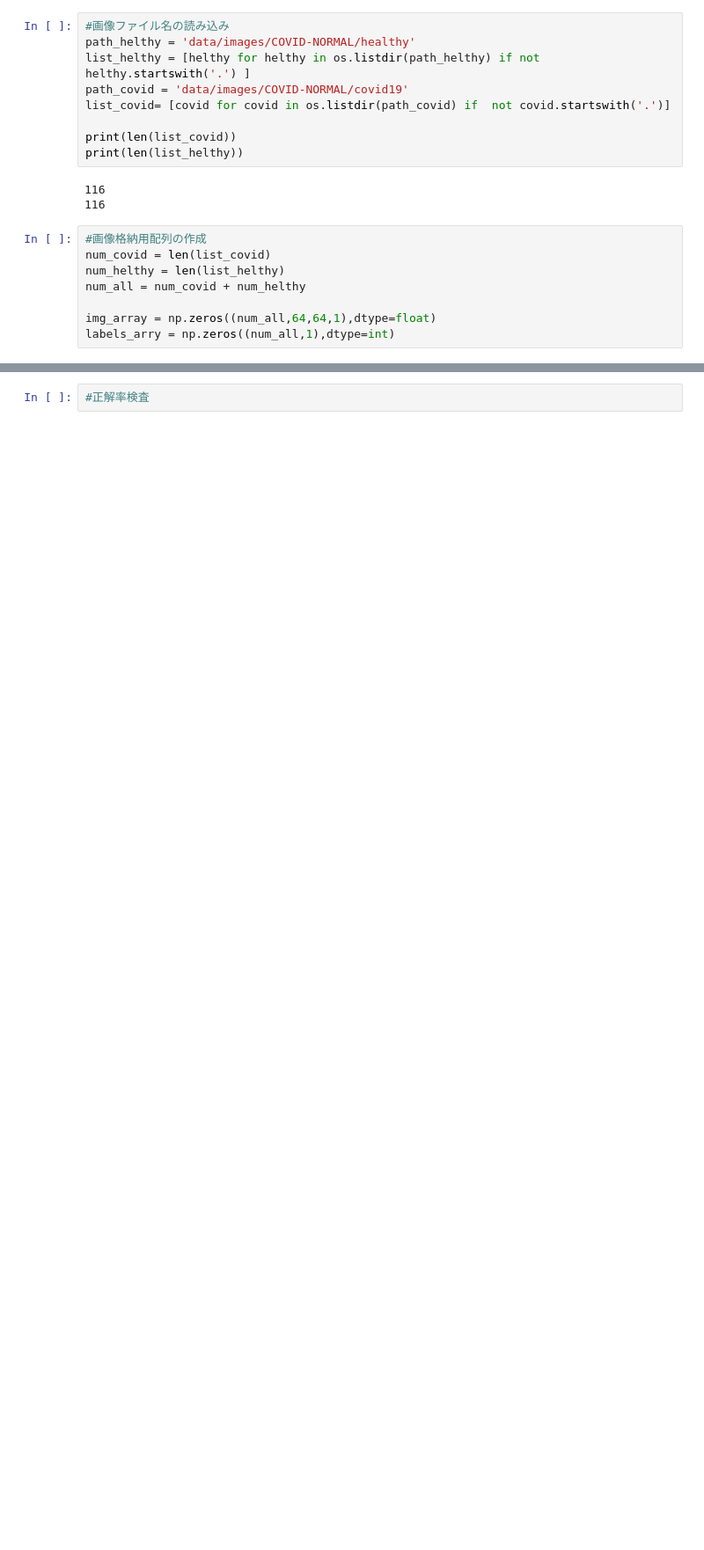
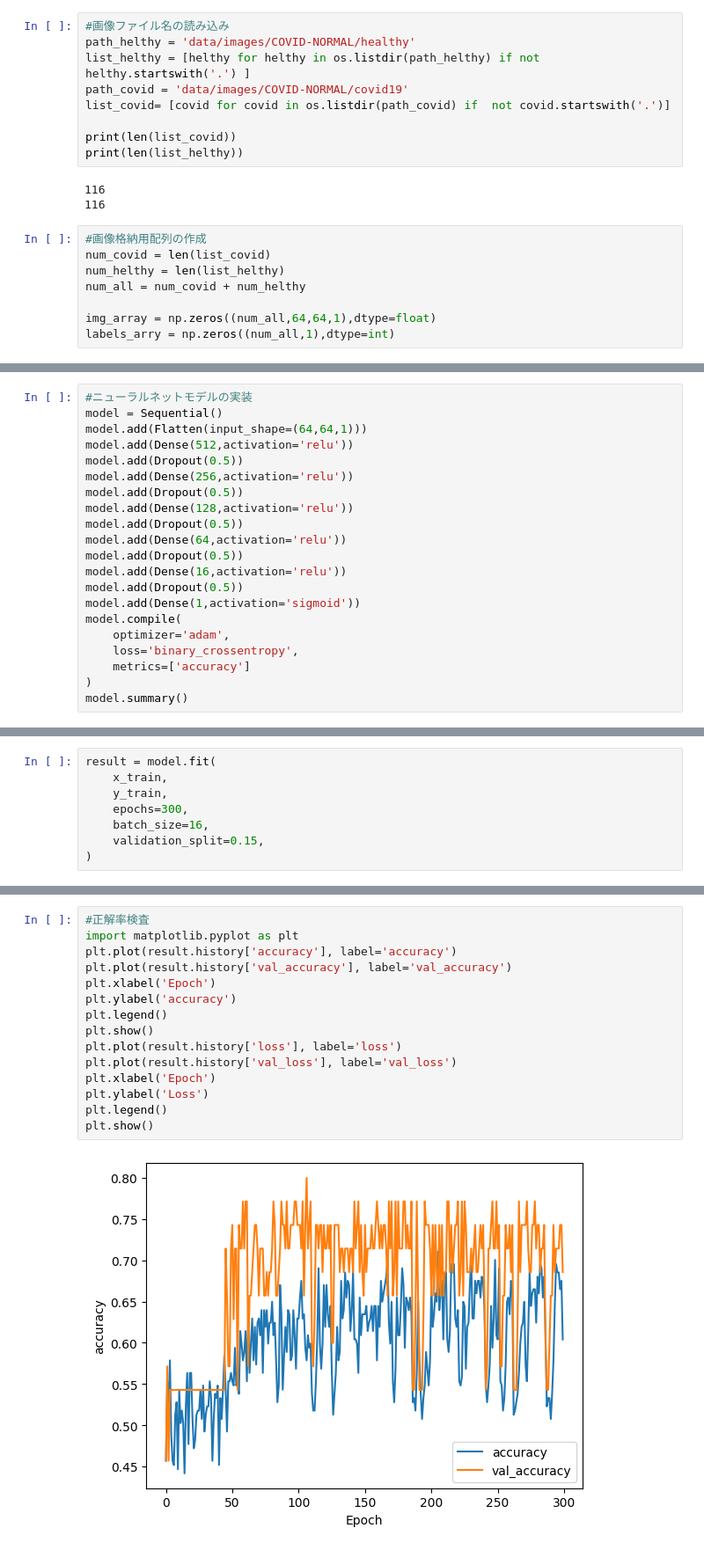
Before and after one commit to poteto1212/medical_AI, a Jupyter notebook: notebooks/test13.ipynb, the cells around one changed output, grey strips where cells are left out. Shown at 88% size. Cells and saved outputs as stored; diff of their text form; blank space fills up the shorter version.

```diff
--- a/notebooks/test13.ipynb
+++ b/notebooks/test13.ipynb
@@ -58,3 +62,24 @@ np.random.seed(111)
 np.random.shuffle(key)
 x_train = img_array[key]
 y_train = labels_arry[key]
+# %%
+#ニューラルネットモデルの実装
+model = Sequential()
+model.add(Flatten(input_shape=(64,64,1)))
+model.add(Dense(512,activation='relu'))
+model.add(Dropout(0.5))
+model.add(Dense(256,activation='relu'))
+model.add(Dropout(0.5))
+model.add(Dense(128,activation='relu'))
+model.add(Dropout(0.5))
+model.add(Dense(64,activation='relu'))
+model.add(Dropout(0.5))
+model.add(Dense(16,activation='relu'))
+model.add(Dropout(0.5))
+model.add(Dense(1,activation='sigmoid'))
+model.compile(
+    optimizer='adam',
+    loss='binary_crossentropy',
+    metrics=['accuracy']
+)
+model.summary()
@@ -60,0 +108,8 @@ y_train = labels_arry[key]
+# %%
+result = model.fit(
+    x_train,
+    y_train,
+    epochs=300,
+    batch_size=16,
+    validation_split=0.15,
+)
@@ -61,2 +134,17 @@ y_train = labels_arry[key]
 # %%
 #正解率検査
+import matplotlib.pyplot as plt
+plt.plot(result.history['accuracy'], label='accuracy')
+plt.plot(result.history['val_accuracy'], label='val_accuracy')
+plt.xlabel('Epoch')
+plt.ylabel('accuracy')
+plt.legend()
+plt.show()
+plt.plot(result.history['loss'], label='loss')
+plt.plot(result.history['val_loss'], label='val_loss')
+plt.xlabel('Epoch')
+plt.ylabel('Loss')
+plt.legend()
+plt.show()
+# %% [output]
+[figure, added]
```
Also changed, not shown: parts of 6 cells of this notebook.
